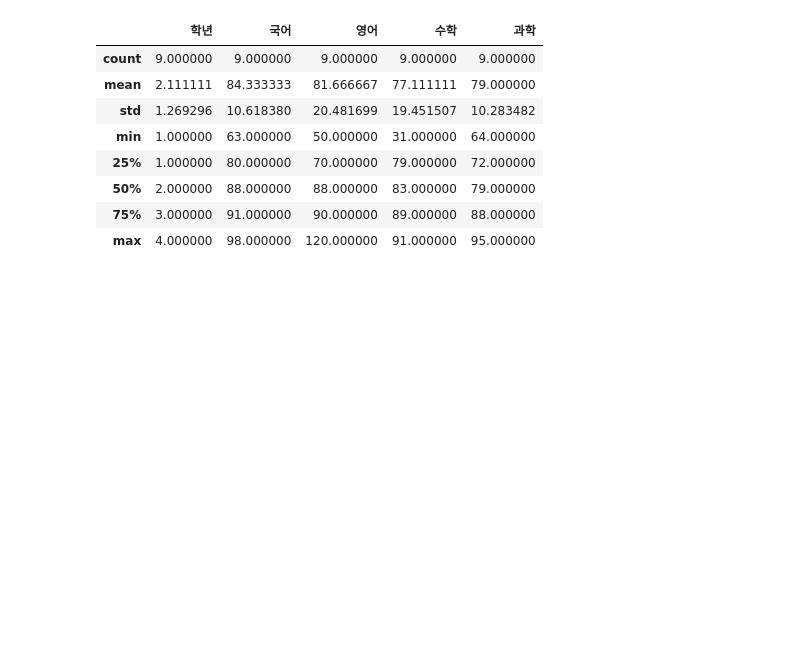
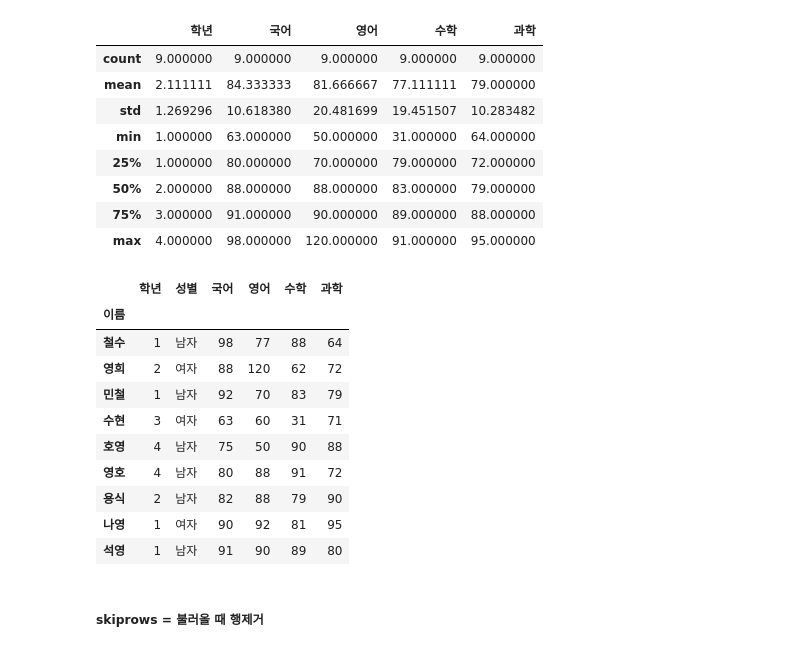
Before and after one commit to jihun5/jihun5, a Jupyter notebook: jupyter_project/jupyter_project/연습하기/데이터 전처리1.ipynb, the cells around one changed output. Cells and saved outputs as stored; diff of their text form; code cells hidden in the pictures; blank space fills up the shorter version.

```diff
--- a/jupyter_project/jupyter_project/연습하기/데이터 전처리1.ipynb
+++ b/jupyter_project/jupyter_project/연습하기/데이터 전처리1.ipynb
@@ -491,3 +491,21 @@ df.describe()
 | 50% | 2.000000 | 88.000000 | 88.000000 | 83.000000 | 79.000000 |
 | 75% | 3.000000 | 91.000000 | 90.000000 | 89.000000 | 88.000000 |
 | max | 4.000000 | 98.000000 | 120.000000 | 91.000000 | 95.000000 |
+# %%
+from pandas import read_excel
+df = read_excel("https://data.hossam.kr/C02/pre_sample.xlsx", index_col='이름')
+df
+# %% [output]
+|  | 학년 | 성별 | 국어 | 영어 | 수학 | 과학 |
+| 이름 |  |  |  |  |  |  |
+| 철수 | 1 | 남자 | 98 | 77 | 88 | 64 |
+| 영희 | 2 | 여자 | 88 | 120 | 62 | 72 |
+| 민철 | 1 | 남자 | 92 | 70 | 83 | 79 |
+| 수현 | 3 | 여자 | 63 | 60 | 31 | 71 |
+| 호영 | 4 | 남자 | 75 | 50 | 90 | 88 |
+| 영호 | 4 | 남자 | 80 | 88 | 91 | 72 |
+| 용식 | 2 | 남자 | 82 | 88 | 79 | 90 |
+| 나영 | 1 | 여자 | 90 | 92 | 81 | 95 |
+| 석영 | 1 | 남자 | 91 | 90 | 89 | 80 |
+# %% [markdown]
+##### skiprows = 불러올 때 행제거
```
Also changed, not shown: 2 other files.
